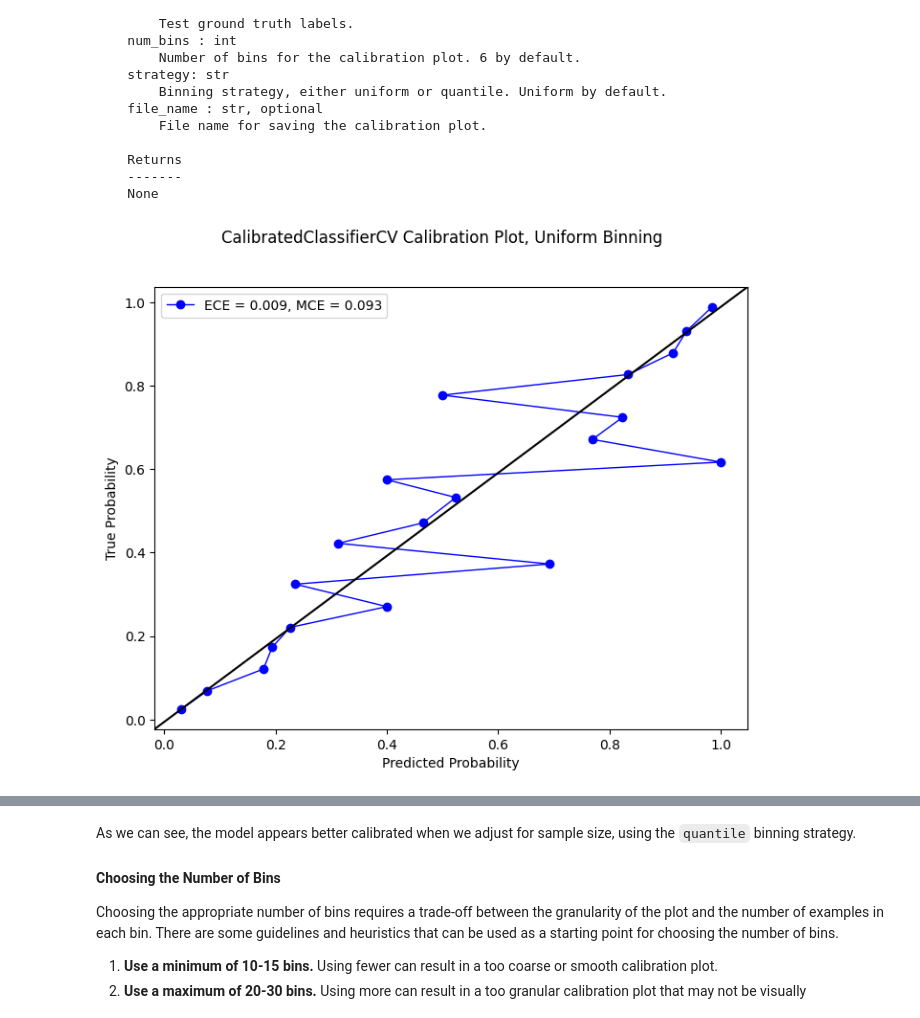
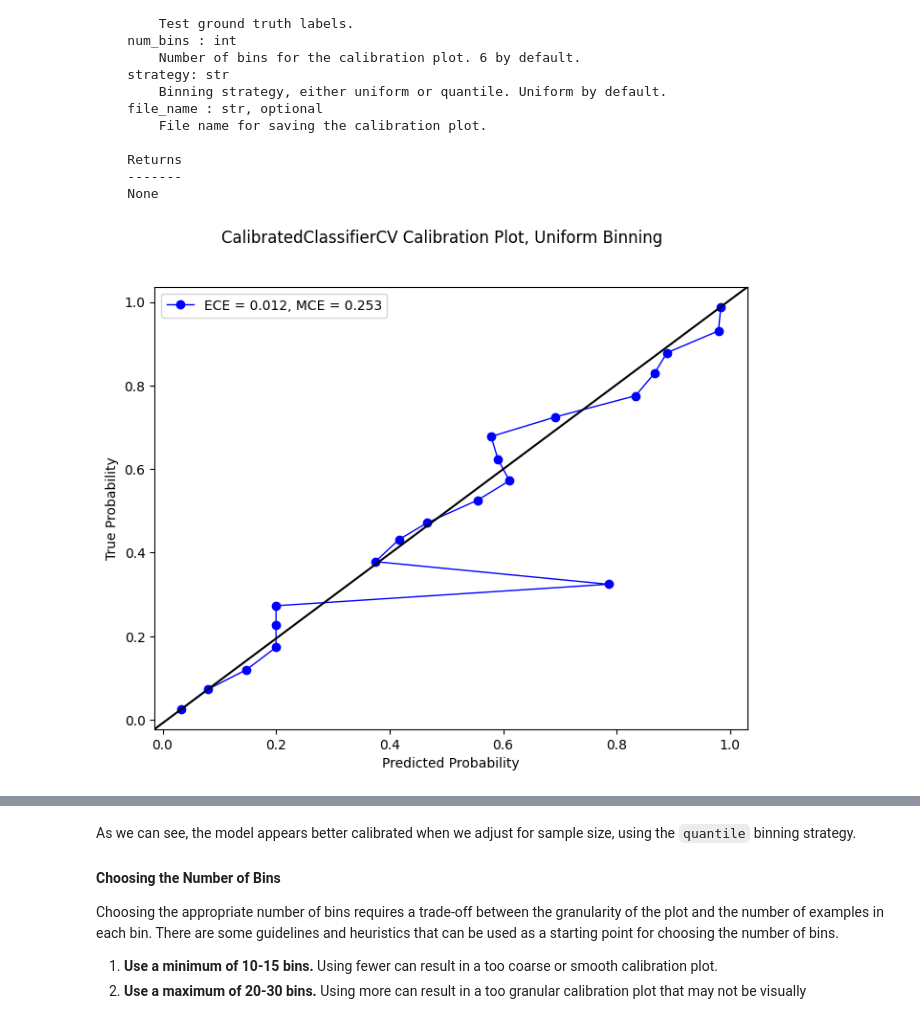
Before and after one commit to malinadesai/spectral_binaries, a Jupyter notebook: notebooks/tutorial.ipynb, the cells around one changed output, grey strips where cells are left out. Cells and saved outputs as stored; diff of their text form; code cells hidden in the pictures.

```diff
--- a/notebooks/tutorial.ipynb
+++ b/notebooks/tutorial.ipynb
@@ -54,0 +91,4 @@ weighted avg       0.93      0.93      0.93      2000
+# %%
+# Examples for plotting demonstration
+results = run_RF(X, y, grid_search=True)
+results_calib = run_RF(X, y, grid_search=True, calibration_method="isotonic")
@@ -89,7 +315,7 @@ Plot a calibration plot of the fitted model on the test data.
     -------
     None
 # %%
-plot_calibration(results["model"], results["X_test"], results["y_test"], 20)
+plot_calibration(results_calib["model"], results_calib["X_test"], results_calib["y_test"], 20)
 # %% [output]
-[figure, old version]
+[figure, new version]
 # %%
```
Also changed, not shown: parts of 24 cells of this notebook, 3 other files.
